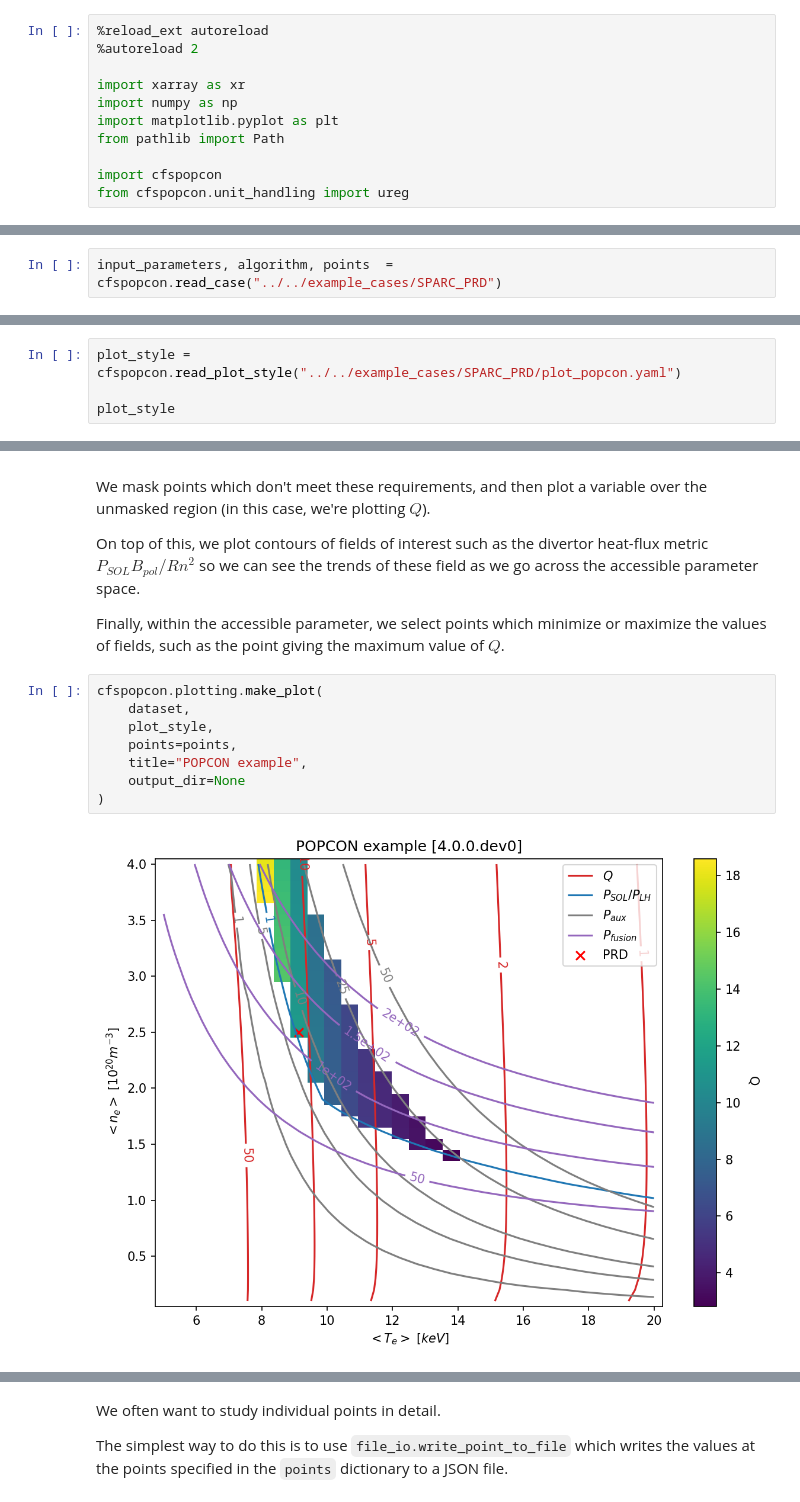
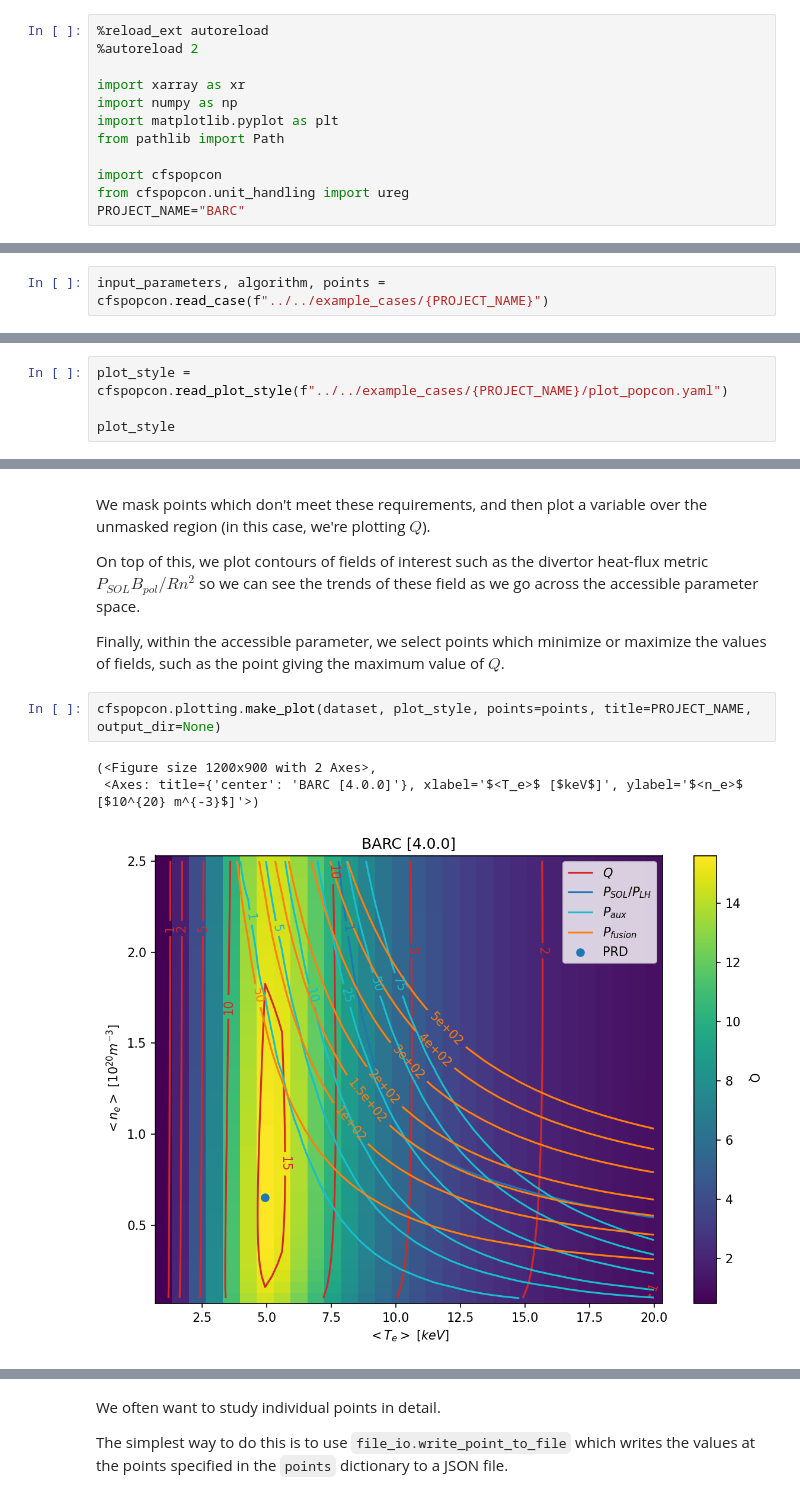
Before and after one commit to cfs-energy/cfspopcon, a Jupyter notebook: docs/doc_sources/getting_started.ipynb, the cells around one changed output, grey strips where cells are left out. Cells and saved outputs as stored; diff of their text form.

```diff
--- a/docs/doc_sources/getting_started.ipynb
+++ b/docs/doc_sources/getting_started.ipynb
@@ -17,6 +17,7 @@ from pathlib import Path
 
 import cfspopcon
 from cfspopcon.unit_handling import ureg
+PROJECT_NAME="BARC"
 # %% [markdown]
 The simplest way to configure a POPCON analysis is via a configuration file. For this, we use YAML files (which map neatly to python dictionaries).
 
@@ -28,7 +29,7 @@ In the next cell, we read in the `SPARC_PRD/input.yaml` file, applying a few con
 4. Each input variable is checked to see if its name matches one of the enumerators in `cfspopcon.named_options`. These are used to store switch values, such as `cfspopcon.named_options.ReactionType.DT` which indicates that we're interested in the DT fusion reaction.
 5. Each input variable is converted into its default units, stored in `cfspopcon.unit_handling.default_units.DEFAULT_UNITS`. This will set, for instance, the `average_electron_temp` values to have units of `keV`.
 # %%
-input_parameters, algorithm, points  = cfspopcon.read_case("../../example_cases/SPARC_PRD")
+input_parameters, algorithm, points = cfspopcon.read_case(f"../../example_cases/{PROJECT_NAME}")
 # %% [markdown]
 We first want to make sure that our analysis won't crash due to missing input variables. For this, we use the `validate_inputs` method of the `cfspopcon.CompositeAlgorithm` object, which makes sure that all required input variables are defined by the `input.yaml` file. It will also tell you if the algorithms you're requesting are out of order.
 # %%
@@ -150,7 +155,7 @@ Nothing fancy is happening here: it's just reading in a dictionary from a file a
 * `points`: a block for points to be highlighted on the plot. These must correspond to points defined in the `input.yaml` file
 * `contour`: a block for variables which we should plot contours for. We pick a single color per contour and then label the contour lines themselves at specific values, which lets us show multiple variables at once
 # %%
-plot_style = cfspopcon.read_plot_style("../../example_cases/SPARC_PRD/plot_popcon.yaml")
+plot_style = cfspopcon.read_plot_style(f"../../example_cases/{PROJECT_NAME}/plot_popcon.yaml")
 
 plot_style
 # %% [output]
@@ -196,12 +201,8 @@ On top of this, we plot contours of fields of interest such as the divertor heat
 
 Finally, within the accessible parameter, we select points which minimize or maximize the values of fields, such as the point giving the maximum value of $Q$.
 # %%
-cfspopcon.plotting.make_plot(
-    dataset,
-    plot_style,
-    points=points,
-    title="POPCON example",
-    output_dir=None
-)
+cfspopcon.plotting.make_plot(dataset, plot_style, points=points, title=PROJECT_NAME, output_dir=None)
 # %% [output]
+(<Figure size 1200x900 with 2 Axes>,
+ <Axes: title={'center': 'BARC [4.0.0]'}, xlabel='$<T_e>$ [$keV$]', ylabel='$<n_e>$ [$10^{20} m^{-3}$]'>)
-[figure, old version]
+[figure, new version]
```
Also changed, not shown: parts of 15 cells of this notebook.
